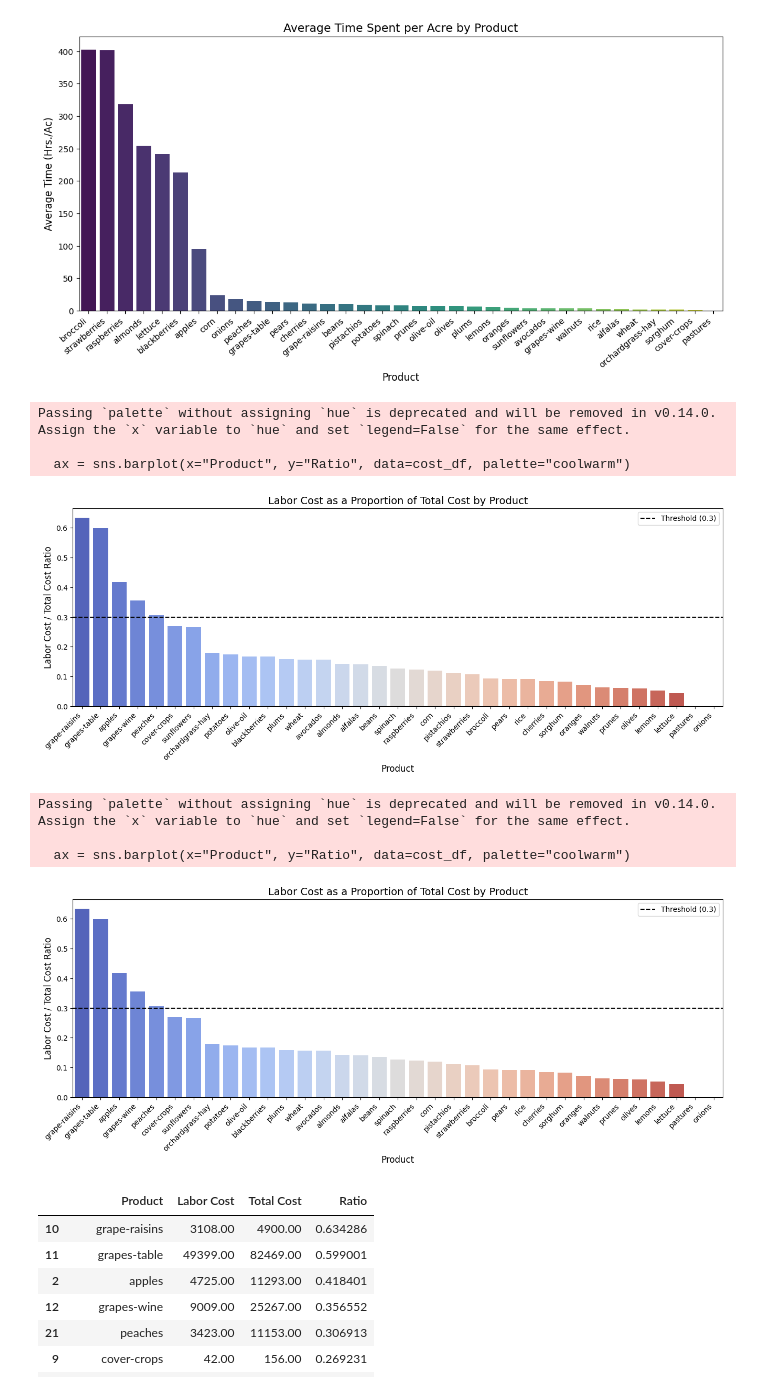
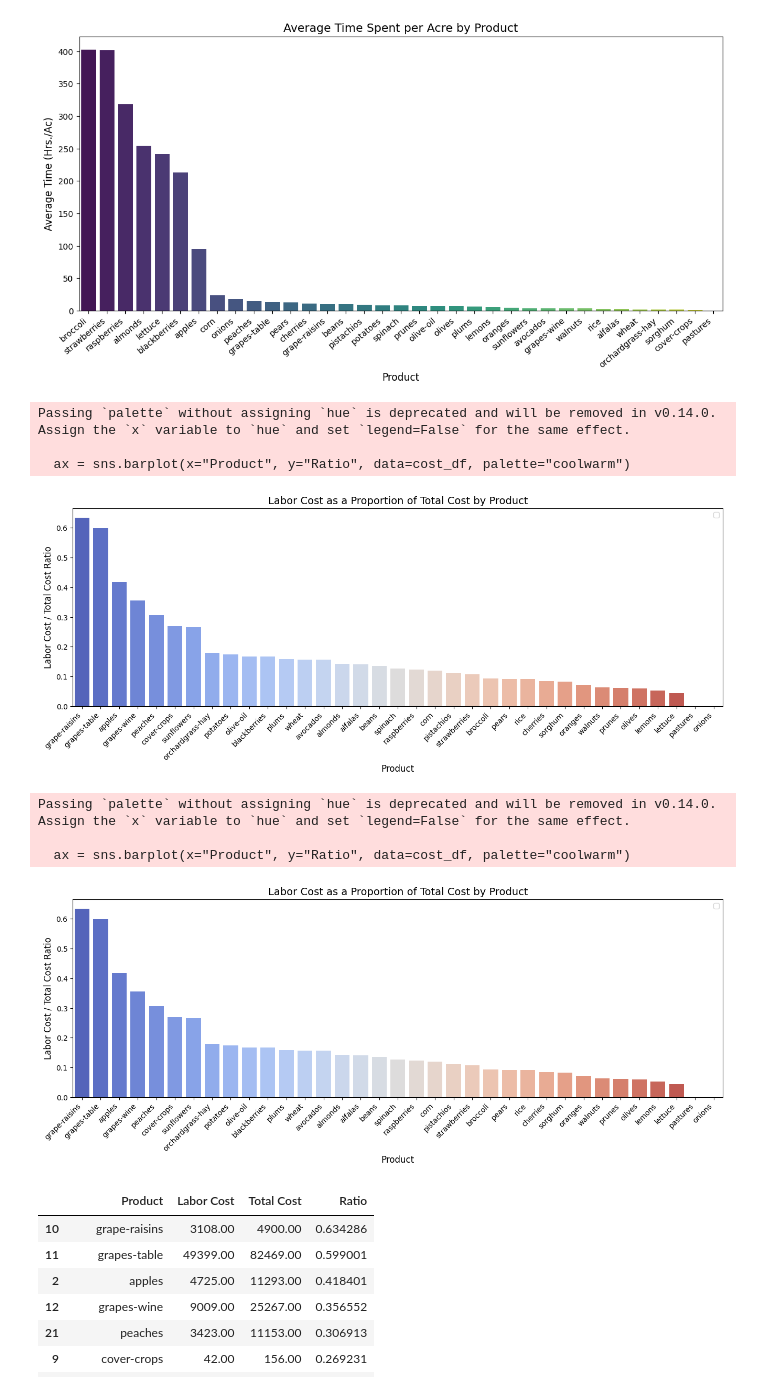
Before and after one commit to e754/EPA-WPS, a Jupyter notebook: dominant-crop/UCD-Labor/analyze.ipynb, the cells around one changed output. Drawn from its saved outputs; the diff is of its cells as text; code cells hidden in the pictures.

```diff
--- a/dominant-crop/UCD-Labor/analyze.ipynb
+++ b/dominant-crop/UCD-Labor/analyze.ipynb
@@ -100,28 +31,28 @@ cost_df = filtered_df.groupby("Product", as_index=False)[["Labor Cost", "Total C
 # %%
 # new
 import matplotlib.pyplot as plt
 import seaborn as sns
 
 cost_df["Ratio"] = cost_df["Labor Cost"] / cost_df["Total Cost"]
 cost_df = cost_df.sort_values(by="Ratio", ascending=False)
 
 plt.figure(figsize=(16, 6))
 ax = sns.barplot(x="Product", y="Ratio", data=cost_df, palette="coolwarm")
-plt.axhline(y=0.3, color='black', linestyle='dashed', linewidth=1.5, label="Threshold (0.3)")
+# plt.axhline(y=0.3, color='black', linestyle='dashed', linewidth=1.5, label="Threshold (0.3)")
 plt.xticks(rotation=45, ha="right", fontsize=10)
 plt.subplots_adjust(bottom=0.25)
 
 plt.xlabel("Product", fontsize=12)
 plt.ylabel("Labor Cost / Total Cost Ratio", fontsize=12)
 plt.title("Labor Cost as a Proportion of Total Cost by Product", fontsize=14)
 plt.legend()
 
 plt.show()
 # %% [output]
 Passing `palette` without assigning `hue` is deprecated and will be removed in v0.14.0. Assign the `x` variable to `hue` and set `legend=False` for the same effect.
 
   ax = sns.barplot(x="Product", y="Ratio", data=cost_df, palette="coolwarm")
-[figure, old version]
+[figure, new version]
 # %%
 #no field crops. bean, alfalas, etc
 
@@ -134,7 +65,7 @@ cost_df = cost_df.sort_values(by="Ratio", ascending=False)
 
 plt.figure(figsize=(16, 6))
 ax = sns.barplot(x="Product", y="Ratio", data=cost_df, palette="coolwarm")
-plt.axhline(y=0.3, color='black', linestyle='dashed', linewidth=1.5, label="Threshold (0.3)")
+# plt.axhline(y=0.3, color='black', linestyle='dashed', linewidth=1.5, label="Threshold (0.3)")
 plt.xticks(rotation=45, ha="right", fontsize=10)
 plt.subplots_adjust(bottom=0.25)
 
@@ -148,7 +79,7 @@ plt.show()
 Passing `palette` without assigning `hue` is deprecated and will be removed in v0.14.0. Assign the `x` variable to `hue` and set `legend=False` for the same effect.
 
   ax = sns.barplot(x="Product", y="Ratio", data=cost_df, palette="coolwarm")
-[figure, old version]
+[figure, new version]
 # %%
 cost_df
 # %% [output]
```
Also changed, not shown: parts of 60 cells of this notebook, 14 other files.
